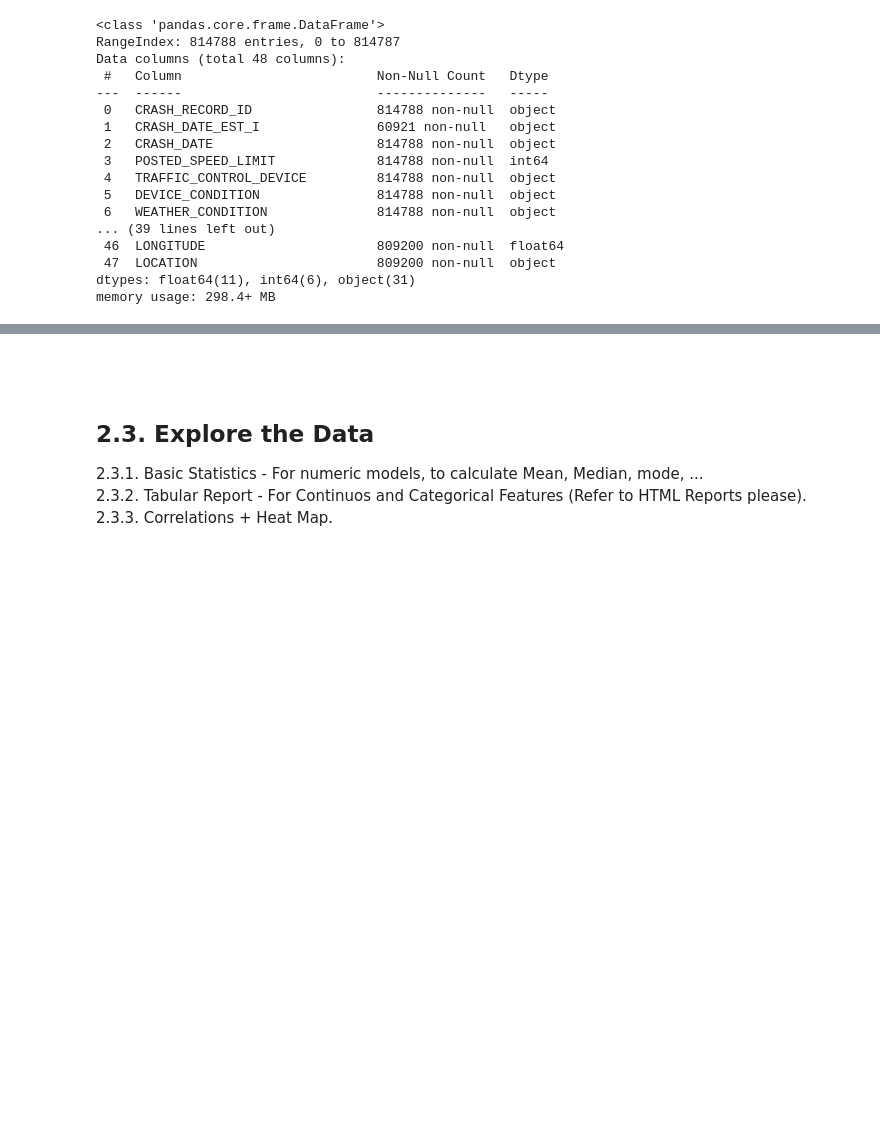
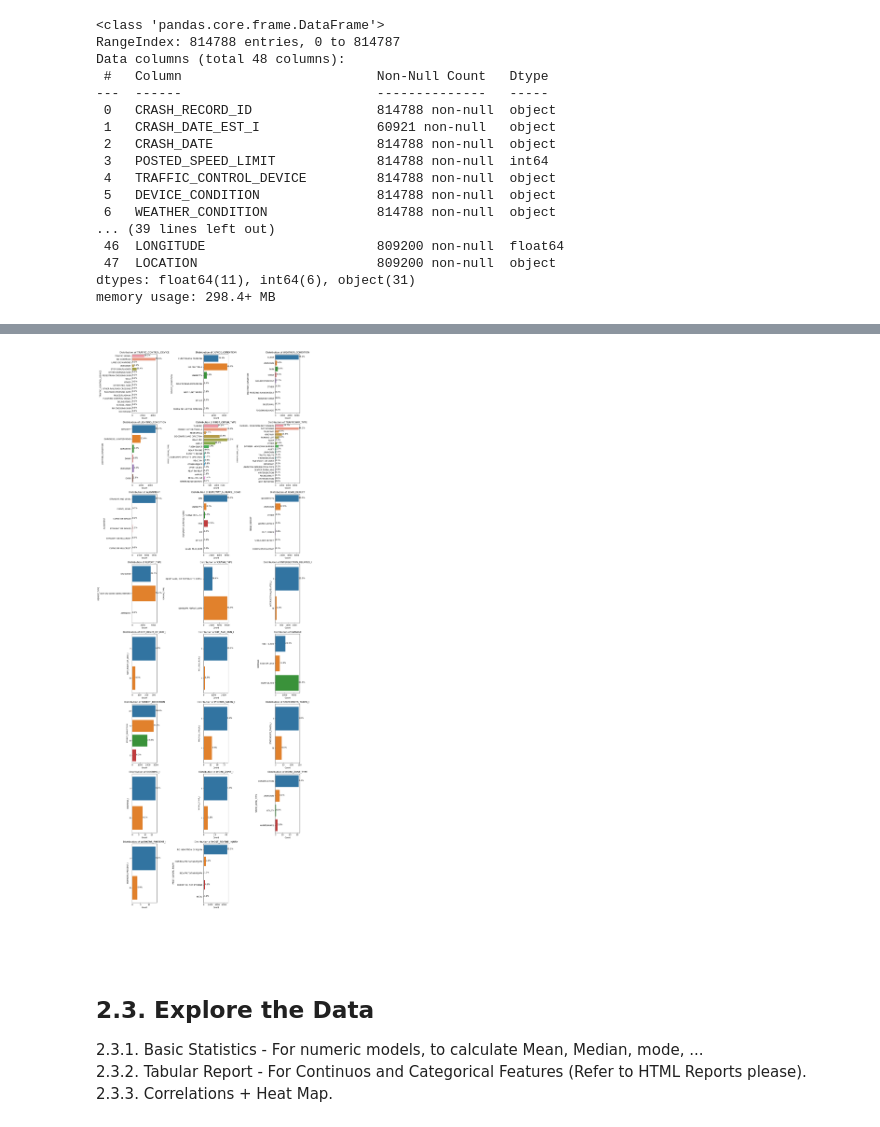
Before and after one commit to mm-khiet/project_dal, a Jupyter notebook: injury_prediction.ipynb, the cells around one changed output, grey strips where cells are left out. Drawn from its saved outputs; the diff is of its cells as text; code cells hidden in the pictures; blank space fills up the shorter version.

```diff
--- a/injury_prediction.ipynb
+++ b/injury_prediction.ipynb
@@ -158,3 +181,36 @@ memory usage: 298.4+ MB
+# %%
+## 2.2.5 Catagorical Feature Distribution
+
+# Select only categorical columns
+categorical_df = df.select_dtypes(include=['object', 'category']) #exclude=['number']
+
+# Delete some of the columns due ot cardinality issues ( they have alot of levels like Id)
+categorical_df = categorical_df.drop(['PRIM_CONTRIBUTORY_CAUSE','SEC_CONTRIBUTORY_CAUSE','STREET_NAME','DATE_POLICE_NOTIFIED','LOCATION','CRASH_RECORD_ID' , 'CRASH_DATE_EST_I','CRASH_DATE'] , axis = 1)
+
+# Determine the number of rows/columns for the subplot grid
+num_features = categorical_df.shape[1]
+num_rows = int(np.ceil(num_features / 3))  # Adjust for desired number of columns per row
+
+plt.figure(figsize=(15, num_rows * 5))
+
+for i, column in enumerate(categorical_df.columns):
+    plt.subplot(num_rows, 3, i + 1)
+    ax = sns.countplot(y=categorical_df[column])
+    total = len(categorical_df[column])  # Total number of data points for the percentage calculation
+    for p in ax.patches:
+        percentage = '{:.1f}%'.format(100 * p.get_width()/total)
+        x = p.get_x() + p.get_width() + 0.02  # Shifts the text to the right side of the bars
+        y = p.get_y() + p.get_height()/2
+        ax.annotate(percentage, (x, y))
+
+    plt.title(f'Distribution of {column}')
+    plt.xlabel('Count')
+    plt.ylabel(column)
+
+plt.tight_layout()
+plt.show()
+# %% [output]
+[figure, added]
 # %% [markdown]
 <br>
 <br>
```
Also changed, not shown: parts of 3 cells of this notebook.
